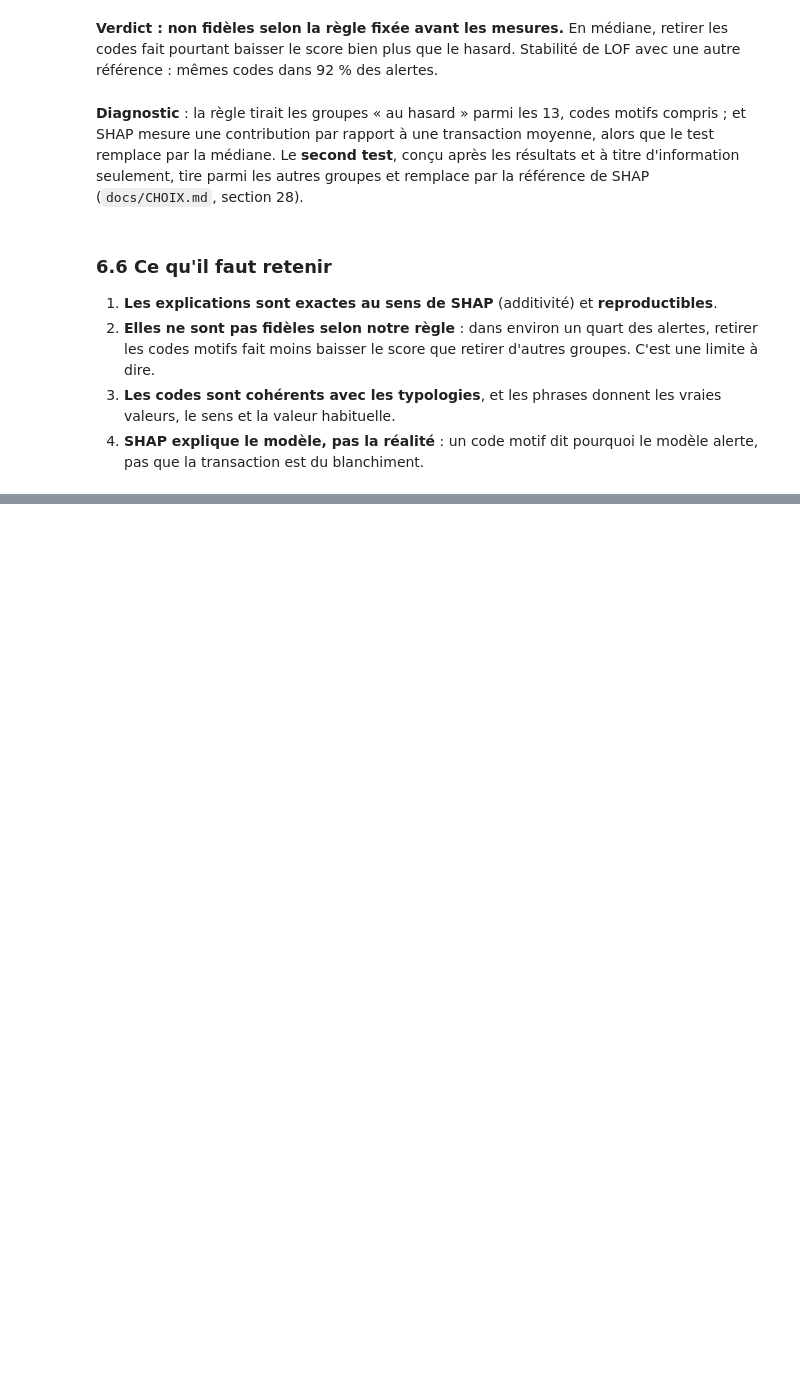
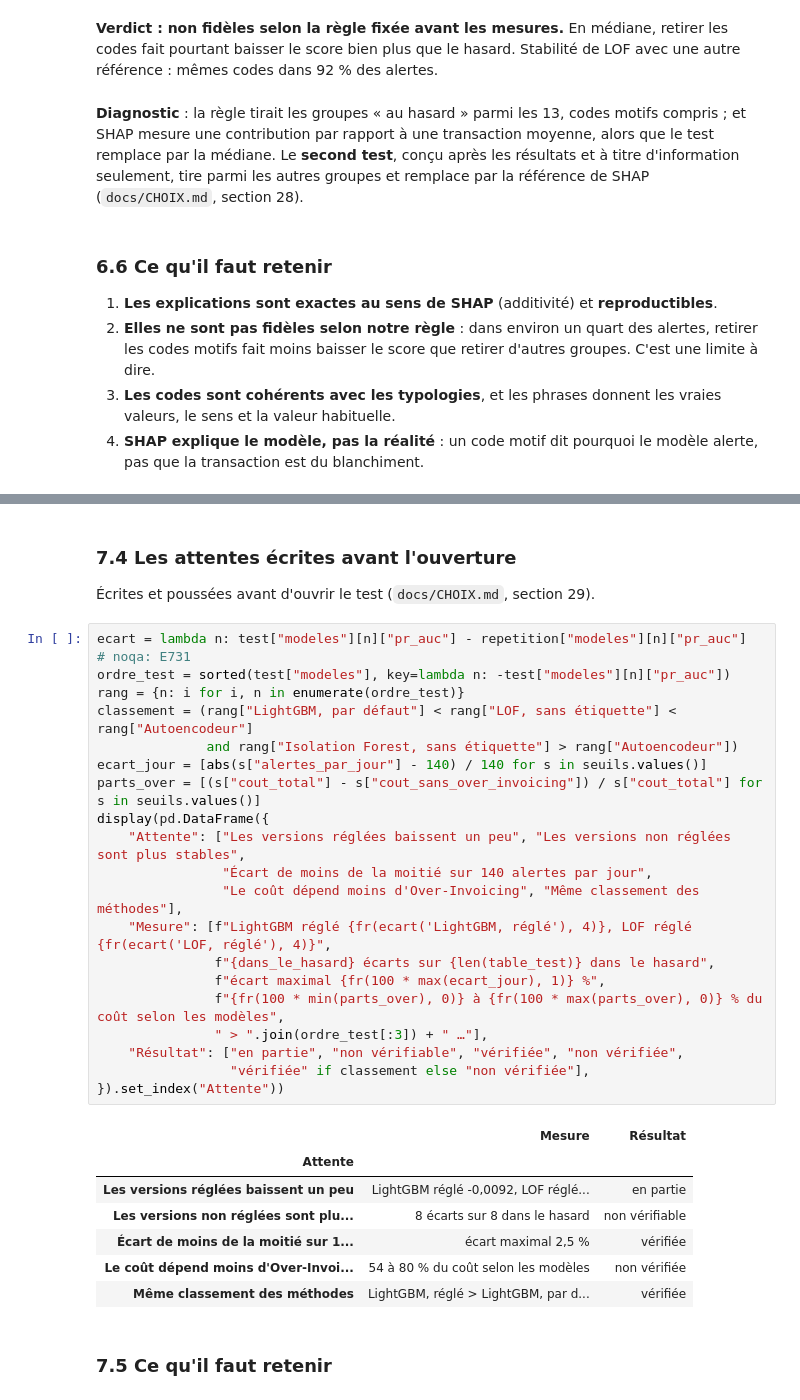
Before and after one commit to aljene307/aml-detection-xai, a Jupyter notebook: notebooks/projet_aml.ipynb, the cells around one changed output, grey strips where cells are left out. Cells and saved outputs as stored; diff of their text form; blank space fills up the shorter version.

```diff
--- a/notebooks/projet_aml.ipynb
+++ b/notebooks/projet_aml.ipynb
@@ -1815,0 +1959,34 @@ note("**Diagnostic** : la règle tirait les groupes « au hasard » parmi les 13
+# %% [markdown]
+### 7.4 Les attentes écrites avant l'ouverture
+
+Écrites et poussées avant d'ouvrir le test (`docs/CHOIX.md`, section 29).
+# %%
+ecart = lambda n: test["modeles"][n]["pr_auc"] - repetition["modeles"][n]["pr_auc"]  # noqa: E731
+ordre_test = sorted(test["modeles"], key=lambda n: -test["modeles"][n]["pr_auc"])
+rang = {n: i for i, n in enumerate(ordre_test)}
+classement = (rang["LightGBM, par défaut"] < rang["LOF, sans étiquette"] < rang["Autoencodeur"]
+              and rang["Isolation Forest, sans étiquette"] > rang["Autoencodeur"])
+ecart_jour = [abs(s["alertes_par_jour"] - 140) / 140 for s in seuils.values()]
+parts_over = [(s["cout_total"] - s["cout_sans_over_invoicing"]) / s["cout_total"] for s in seuils.values()]
+display(pd.DataFrame({
+    "Attente": ["Les versions réglées baissent un peu", "Les versions non réglées sont plus stables",
+                "Écart de moins de la moitié sur 140 alertes par jour",
+                "Le coût dépend moins d'Over-Invoicing", "Même classement des méthodes"],
+    "Mesure": [f"LightGBM réglé {fr(ecart('LightGBM, réglé'), 4)}, LOF réglé {fr(ecart('LOF, réglé'), 4)}",
+               f"{dans_le_hasard} écarts sur {len(table_test)} dans le hasard",
+               f"écart maximal {fr(100 * max(ecart_jour), 1)} %",
+               f"{fr(100 * min(parts_over), 0)} à {fr(100 * max(parts_over), 0)} % du coût selon les modèles",
+               " > ".join(ordre_test[:3]) + " …"],
+    "Résultat": ["en partie", "non vérifiable", "vérifiée", "non vérifiée",
+                 "vérifiée" if classement else "non vérifiée"],
+}).set_index("Attente"))
+# %% [output]
+|  | Mesure | Résultat |
+| Attente |  |  |
+| Les versions réglées baissent un peu | LightGBM réglé -0,0092, LOF réglé... | en partie |
+| Les versions non réglées sont plu... | 8 écarts sur 8 dans le hasard | non vérifiable |
+| Écart de moins de la moitié sur 1... | écart maximal 2,5 % | vérifiée |
+| Le coût dépend moins d'Over-Invoi... | 54 à 80 % du coût selon les modèles | non vérifiée |
+| Même classement des méthodes | LightGBM, réglé > LightGBM, par d... | vérifiée |
+# %% [markdown]
+### 7.5 Ce qu'il faut retenir
```
Also changed, not shown: parts of 9 cells of this notebook.
